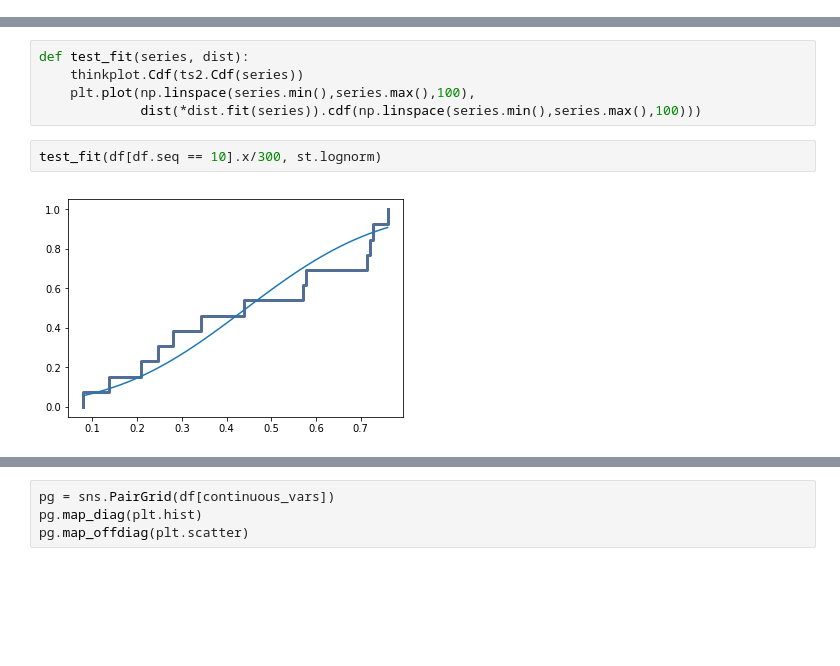
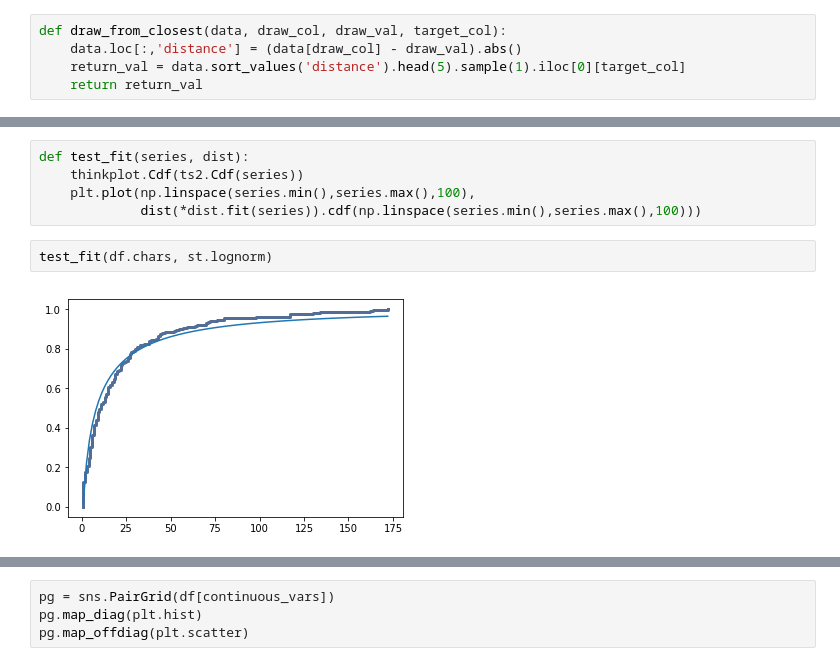
Before and after one commit to bjlange/typeforce, a Jupyter notebook: Hacky Model.ipynb, the cells around one changed output, grey strips where cells are left out. Cells and saved outputs as stored; diff of their text form; blank space fills up the shorter version.

```diff
--- a/Hacky Model.ipynb
+++ b/Hacky Model.ipynb
@@ -34,6 +67,11 @@ def generate_multivariate_gaussian(r, means, stdev, n_samples=500):
     # Convert the data to correlated random variables.
     y = np.dot(c, x)
     return y
+# %%
+def draw_from_closest(data, draw_col, draw_val, target_col):
+    data.loc[:,'distance'] = (data[draw_col] - draw_val).abs()
+    return_val = data.sort_values('distance').head(5).sample(1).iloc[0][target_col]
+    return return_val
 # %%
 class PosterGenerator(object):
     poster_width = 300
@@ -114,9 +199,9 @@ def test_fit(series, dist):
     plt.plot(np.linspace(series.min(),series.max(),100),
              dist(*dist.fit(series)).cdf(np.linspace(series.min(),series.max(),100)))
 # %%
-test_fit(df[df.seq == 10].x/300, st.lognorm)
+test_fit(df.chars, st.lognorm)
 # %% [output]
-[figure, old version]
+[figure, new version]
 # %%
 study = df[['log_font_size', 'log_chars']]
 study.plot(kind='scatter', x='log_font_size', y='log_chars')
```
Also changed, not shown: parts of 14 cells of this notebook, 10 other files.
